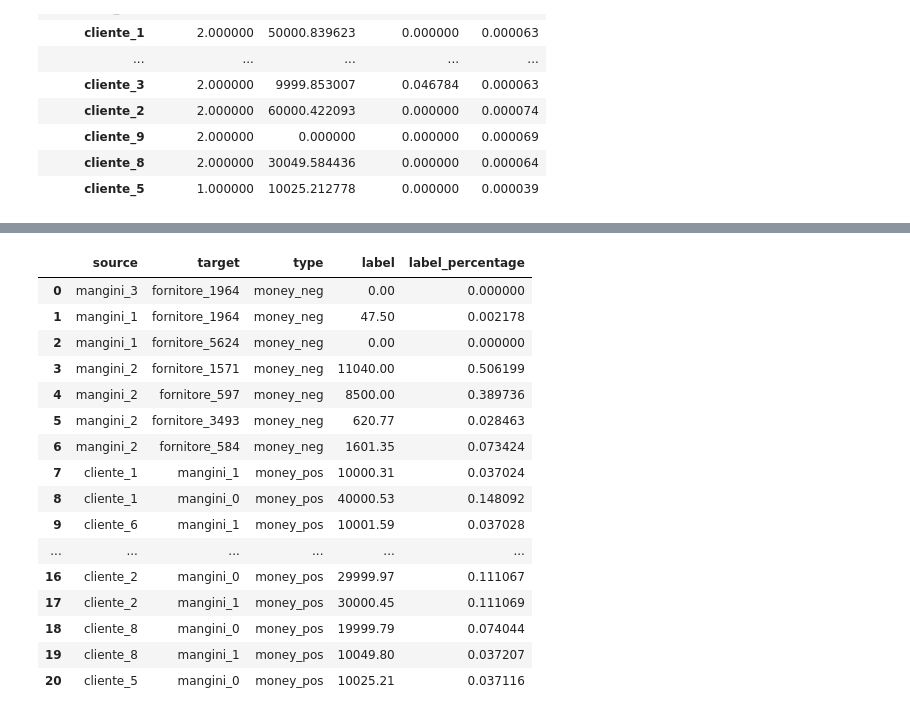
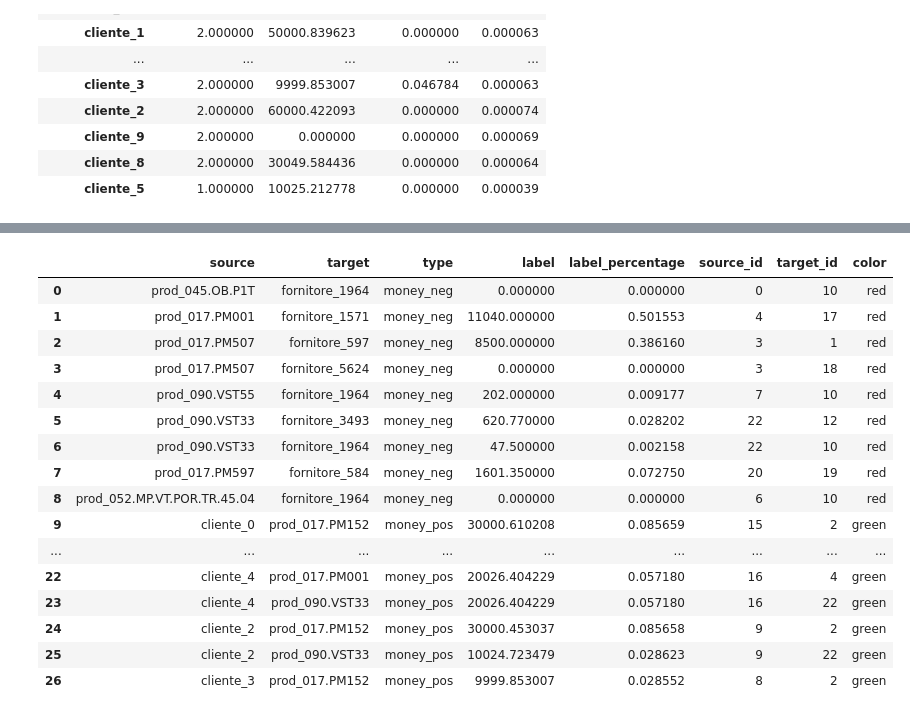
Before and after one commit to Ishikawa7/DEMO-Sales-Data-Analysis-and-Price-List-Management-System, a Jupyter notebook: graph-flow_analysis.ipynb, the cells around one changed output, grey strips where cells are left out. Cells and saved outputs as stored; diff of their text form; code cells hidden in the pictures.

```diff
--- a/graph-flow_analysis.ipynb
+++ b/graph-flow_analysis.ipynb
@@ -108,19 +108,15 @@ for key in db_dict.keys():
                 graph_db_product.add_node(articolo, type='materia', label= articolo, name= articolo, weight= 1)
         graph_db_product.add_edge(articolo, fornitore, type='money_neg', label= importo, name= importo, weight= importo)
 
-    # CONTINUARE DA QUI
     elif key_start == 'fattura':
-        documento = db_dict[key]['id_documento']
         cliente = db_dict[key]['id_cliente']
-        azienda = db_dict[key]['id_azienda']
         importo = db_dict[key]['importo']
         if not graph_db_product.has_node(cliente):
             graph_db_product.add_node(cliente, type='cliente')
-        if not graph_db_product.has_node(azienda):
-            graph_db_product.add_node(azienda, type='azienda')
-        graph_db_product.add_edge(azienda, cliente, type='document', label= id_documento, name= id_documento, weight= 1)
-        graph_db_product.add_edge(cliente, azienda, type='money_pos', label= str(importo), name= str(importo), weight= importo)
         for prod in db_dict[key]['venduto']:
             codice_articolo = prod['codice_articolo']
-            graph_db_product.add_edge(azienda, cliente, type='materia', label= codice_articolo, name= codice_articolo, weight= 1)
+            articolo = "prod_" + codice_articolo
+            if not graph_db_product.has_node(articolo):
+                graph_db_product.add_node(articolo, type='materia', label= codice_articolo, name= codice_articolo, weight= 1)
+            graph_db_product.add_edge(cliente, articolo, type='money_pos', label= importo, name= importo, weight= importo)
 # %%
@@ -228,30 +250,43 @@ df_metrics
 # %%
 # create a dataframe from graph_money
-df_money = pd.DataFrame(graph_db_money.edges(data=True), columns=['source', 'target', 'data'])
-df_money['type'] = df_money['data'].apply(lambda x: x['type'])
-df_money['label'] = df_money['data'].apply(lambda x: x['label'])
-df_money['label'] = df_money['label'].apply(lambda x: round(float(x), 2) if isinstance(x, str) else x)
-money_neg_sum = df_money[df_money['type'] == 'money_neg']["label"].sum()
-money_pos_sum = df_money[df_money['type'] == 'money_pos']["label"].sum()
-df_money["label_percentage"] = df_money.apply(lambda x: x['label']/money_neg_sum if x['type'] == 'money_neg' else x['label']/money_pos_sum, axis=1)
-df_money.drop(columns=['data'], inplace=True)
-#df_money.to_csv('graph_analysis/df_money.csv')
-df_money
+df_product = pd.DataFrame(graph_db_product.edges(data=True), columns=['source', 'target', 'data'])
+df_product['type'] = df_product['data'].apply(lambda x: x['type'])
+df_product['label'] = df_product['data'].apply(lambda x: x['label'])
+df_product['label'] = df_product['label'].apply(lambda x: round(float(x), 2) if isinstance(x, str) else x)
+money_neg_sum = df_product[df_product['type'] == 'money_neg']["label"].sum()
+money_pos_sum = df_product[df_product['type'] == 'money_pos']["label"].sum()
+df_product["label_percentage"] = df_product.apply(lambda x: x['label']/money_neg_sum if x['type'] == 'money_neg' else x['label']/money_pos_sum, axis=1)
+df_product.drop(columns=['data'], inplace=True)
+#df_money.to_csv('graph_analysis/df_money.csv')3
+entities = list(set(df_product['source'].unique().tolist() + df_product['target'].unique().tolist()))
+# assign a number to each entity
+entity_dict = {entities[i]: i for i in range(len(entities))}
+# assign category to each entity
+entity_type = {entities[i]: graph_db_product.nodes[entities[i]]['type'] for i in range(len(entities))}
+# assign a color to each entity type
+entity_color = {'fornitore': 'red', 'cliente': 'blue', 'materia': '#bbffb2'}
+# create the list of colors for each entity
+entity_colors = [entity_color[entity_type[entity]] for entity in entities]
+df_product['source_id'] = df_product['source'].apply(lambda x: entity_dict[x])
+df_product['target_id'] = df_product['target'].apply(lambda x: entity_dict[x])
+# assign a color to each type
+df_product['color'] = df_product['type'].apply(lambda x: 'red' if x == 'money_neg' else 'green')
+df_product
 # %% [output]
-|  | source | target | type | label | label_percentage |
-| 0 | mangini_3 | fornitore_1964 | money_neg | 0.00 | 0.000000 |
-| 1 | mangini_1 | fornitore_1964 | money_neg | 47.50 | 0.002178 |
-| 2 | mangini_1 | fornitore_5624 | money_neg | 0.00 | 0.000000 |
-| 3 | mangini_2 | fornitore_1571 | money_neg | 11040.00 | 0.506199 |
-| 4 | mangini_2 | fornitore_597 | money_neg | 8500.00 | 0.389736 |
-| 5 | mangini_2 | fornitore_3493 | money_neg | 620.77 | 0.028463 |
-| 6 | mangini_2 | fornitore_584 | money_neg | 1601.35 | 0.073424 |
-| 7 | cliente_1 | mangini_1 | money_pos | 10000.31 | 0.037024 |
-| 8 | cliente_1 | mangini_0 | money_pos | 40000.53 | 0.148092 |
-| 9 | cliente_6 | mangini_1 | money_pos | 10001.59 | 0.037028 |
-| ... | ... | ... | ... | ... | ... |
-| 16 | cliente_2 | mangini_0 | money_pos | 29999.97 | 0.111067 |
-| 17 | cliente_2 | mangini_1 | money_pos | 30000.45 | 0.111069 |
-| 18 | cliente_8 | mangini_0 | money_pos | 19999.79 | 0.074044 |
-| 19 | cliente_8 | mangini_1 | money_pos | 10049.80 | 0.037207 |
-| 20 | cliente_5 | mangini_0 | money_pos | 10025.21 | 0.037116 |
+|  | source | target | type | label | label_percentage | source_id | target_id | color |
+| 0 | prod_045.OB.P1T | fornitore_1964 | money_neg | 0.000000 | 0.000000 | 0 | 10 | red |
+| 1 | prod_017.PM001 | fornitore_1571 | money_neg | 11040.000000 | 0.501553 | 4 | 17 | red |
+| 2 | prod_017.PM507 | fornitore_597 | money_neg | 8500.000000 | 0.386160 | 3 | 1 | red |
+| 3 | prod_017.PM507 | fornitore_5624 | money_neg | 0.000000 | 0.000000 | 3 | 18 | red |
+| 4 | prod_090.VST55 | fornitore_1964 | money_neg | 202.000000 | 0.009177 | 7 | 10 | red |
+| 5 | prod_090.VST33 | fornitore_3493 | money_neg | 620.770000 | 0.028202 | 22 | 12 | red |
+| 6 | prod_090.VST33 | fornitore_1964 | money_neg | 47.500000 | 0.002158 | 22 | 10 | red |
+| 7 | prod_017.PM597 | fornitore_584 | money_neg | 1601.350000 | 0.072750 | 20 | 19 | red |
+| 8 | prod_052.MP.VT.POR.TR.45.04 | fornitore_1964 | money_neg | 0.000000 | 0.000000 | 6 | 10 | red |
+| 9 | cliente_0 | prod_017.PM152 | money_pos | 30000.610208 | 0.085659 | 15 | 2 | green |
+| ... | ... | ... | ... | ... | ... | ... | ... | ... |
+| 22 | cliente_4 | prod_017.PM001 | money_pos | 20026.404229 | 0.057180 | 16 | 4 | green |
+| 23 | cliente_4 | prod_090.VST33 | money_pos | 20026.404229 | 0.057180 | 16 | 22 | green |
+| 24 | cliente_2 | prod_017.PM152 | money_pos | 30000.453037 | 0.085658 | 9 | 2 | green |
+| 25 | cliente_2 | prod_090.VST33 | money_pos | 10024.723479 | 0.028623 | 9 | 22 | green |
+| 26 | cliente_3 | prod_017.PM152 | money_pos | 9999.853007 | 0.028552 | 8 | 2 | green |
```
Also changed, not shown: parts of 11 cells of this notebook, 5 other files.
